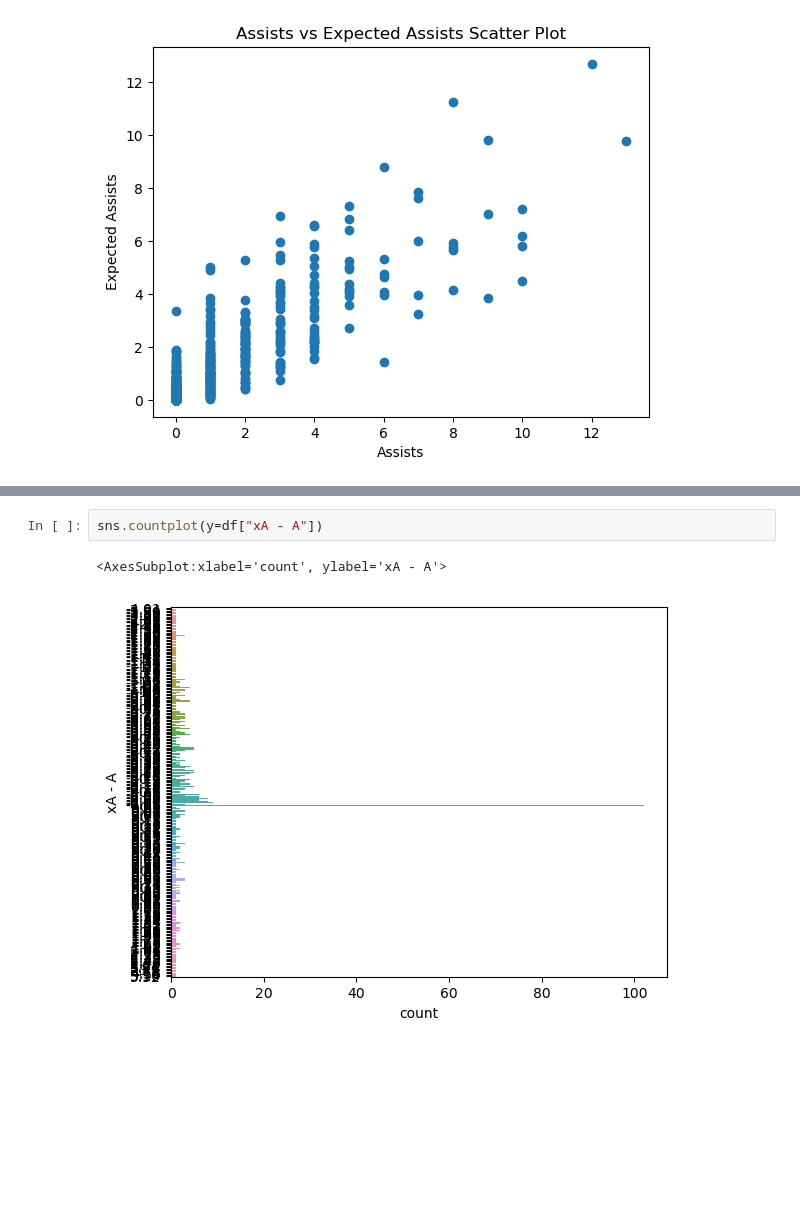
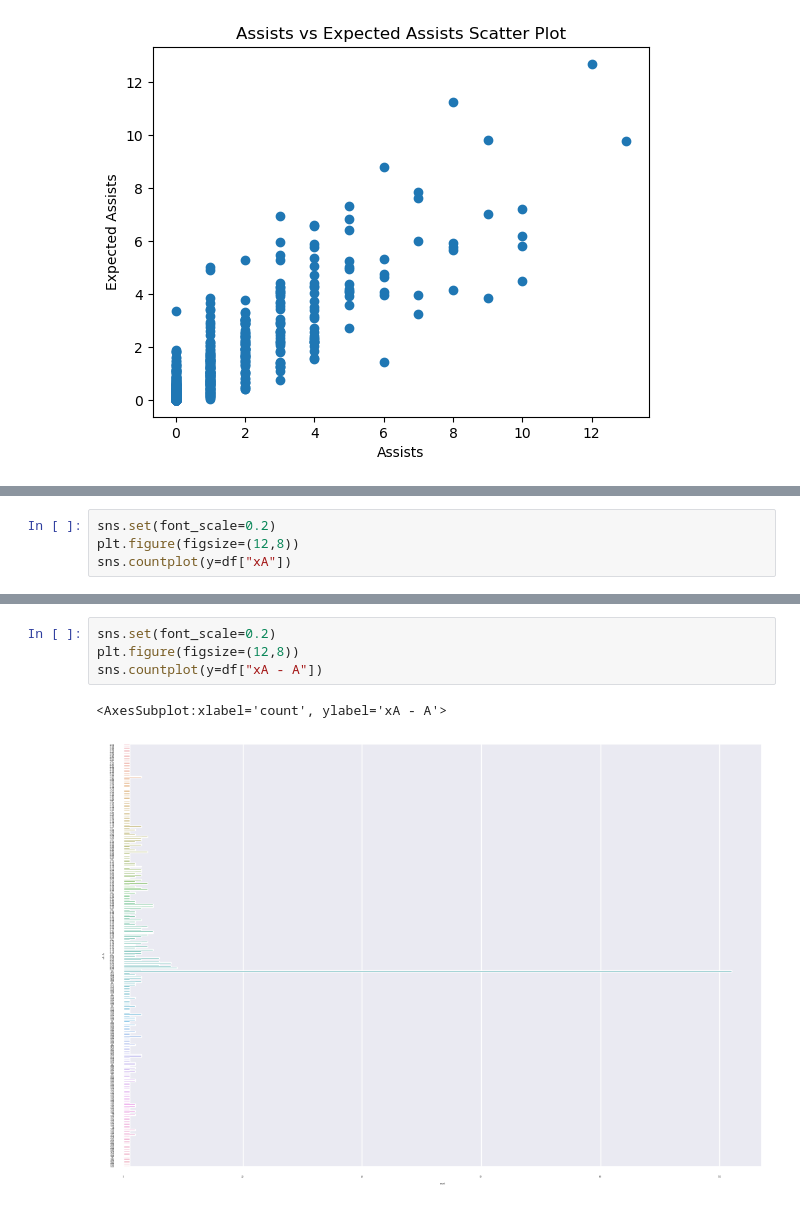
Before and after one commit to ubco-W2022T2-data301/group26, a Jupyter notebook: analysis/analysisImtiaz.ipynb, the cells around one changed output, grey strips where cells are left out. Cells and saved outputs as stored; diff of their text form; blank space fills up the shorter version.

```diff
--- a/analysis/analysisImtiaz.ipynb
+++ b/analysis/analysisImtiaz.ipynb
@@ -255,0 +257,4 @@ sns.countplot(y=df["xA"])
+# %%
+sns.set(font_scale=0.2)
+plt.figure(figsize=(12,8))
+sns.countplot(y=df["xA"])
@@ -256,8 +264,10 @@ sns.countplot(y=df["xA"])
 # %%
+sns.set(font_scale=0.2)
+plt.figure(figsize=(12,8))
 sns.countplot(y=df["xA - A"])
 # %% [output]
 <AxesSubplot:xlabel='count', ylabel='xA - A'>
-[figure, old version]
+[figure, new version]
 # %%
 import matplotlib.pyplot as plt
 
```
Also changed, not shown: parts of 15 cells of this notebook.
